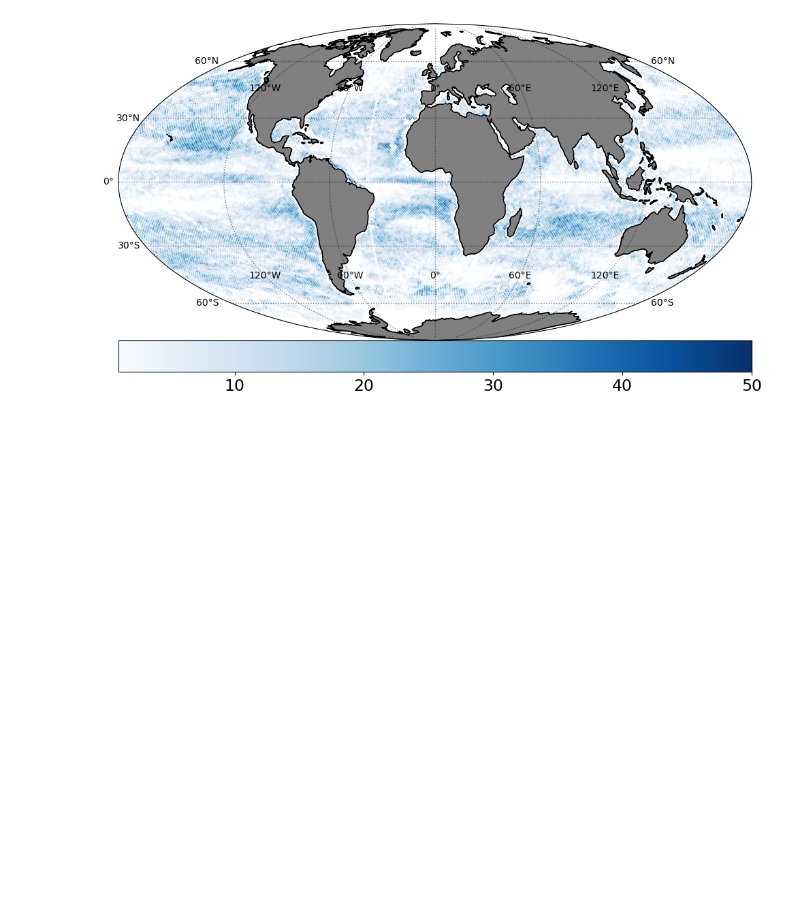
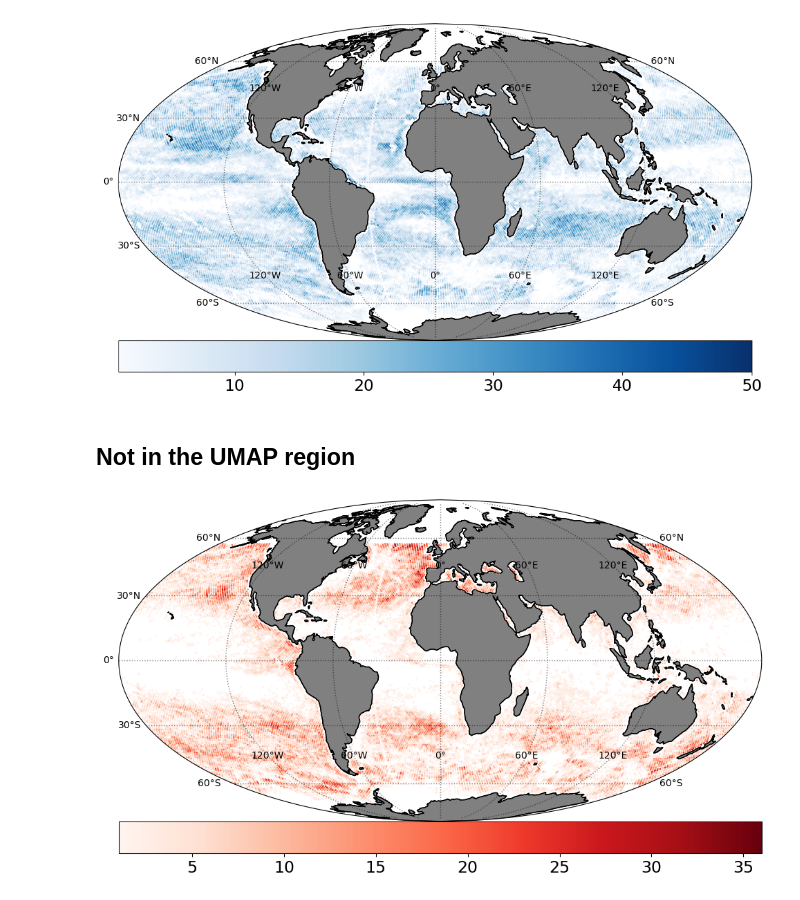
Before and after one commit to AI-for-Ocean-Science/ulmo, a Jupyter notebook: papers/F_S/Analysis/Debugging_Nenya.ipynb, the cells around one changed output. Drawn from its saved outputs; the diff is of its cells as text; code cells hidden in the pictures; blank space fills up the shorter version.

```diff
--- a/papers/F_S/Analysis/Debugging_Nenya.ipynb
+++ b/papers/F_S/Analysis/Debugging_Nenya.ipynb
@@ -131,3 +131,11 @@ reload(plotting)
 plotting.geo_table(llcA_cut)
 # %% [output]
 [figure]
+# %% [markdown]
+## Not in the UMAP region
+# %%
+llcA_uncut = llcA[~cutU].copy()
+# %%
+plotting.geo_table(llcA_uncut, color='Reds')
+# %% [output]
+[figure, added]
```
Also changed, not shown: 2 other files.
